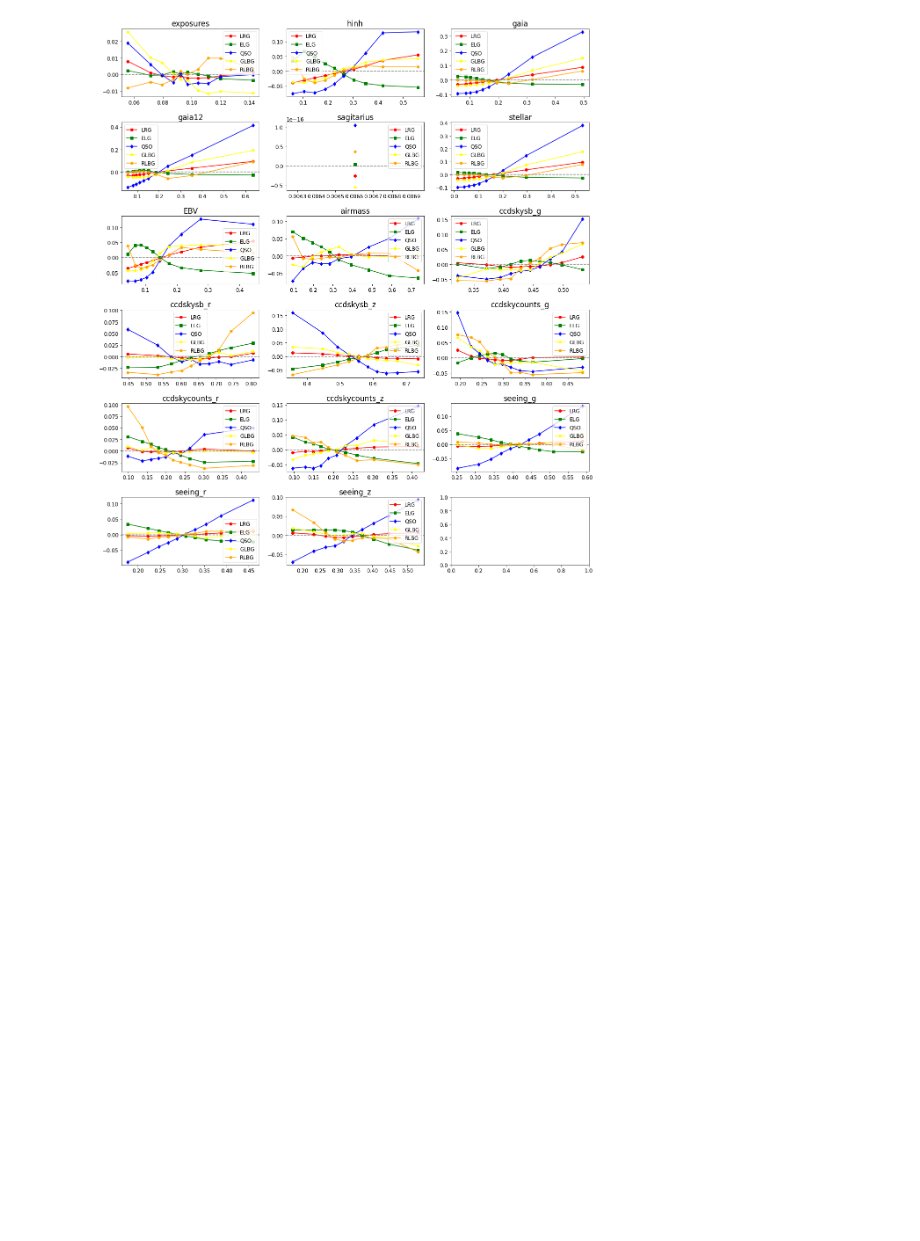
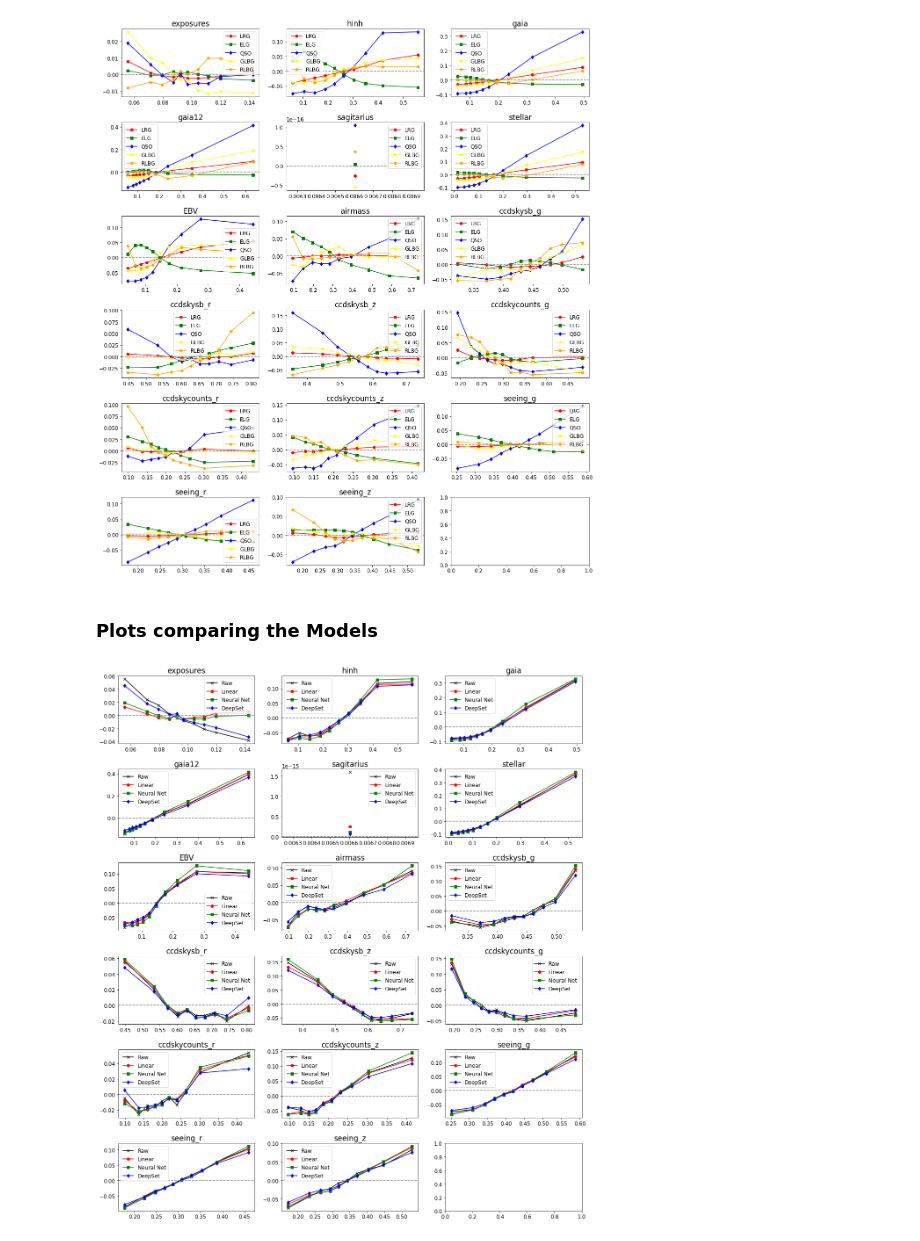
Before and after one commit to elleggert/astrostatistics, a Jupyter notebook: models/regression/paper_plots.ipynb, the cells around one changed output. Saved outputs shown, nothing was run; the diff lists cells and outputs as text; code cells hidden in the pictures; blank space fills up the shorter version.

Commit message:
Finished sky cut maps and started plotting model differences

```diff
--- a/models/regression/paper_plots.ipynb
+++ b/models/regression/paper_plots.ipynb
@@ -227,3 +229,5 @@ for i, nm in enumerate(cols):
 fig.tight_layout()
 # %% [output]
 [figure]
+# %% [markdown]
+### Plots comparing the Models
@@ -229,0 +262,41 @@ fig.tight_layout()
+# %%
+
+nrows = 6
+ncols = 3
+fig, axs = plt.subplots(nrows=nrows, ncols=ncols, figsize=(16, 18))
+
+axs = axs.ravel()
+
+for i, nm in enumerate(cols):
+
+    df['bin'] = pd.qcut(df[nm], q=10, labels=False, duplicates='drop')
+    grouped = df.groupby('bin')
+    x = grouped[nm].mean()
+    galtype = grouped[f'{gal}_density'].mean()
+    galtype_lin = grouped[f'{gal}_lin_density'].mean()
+    galtype_nn = grouped[f'{gal}_nn_density'].mean()
+    galtype_deep = grouped[f'{gal}_deep_density'].mean()
+
+    axs[i].plot(x, galtype, c='black', marker='x', label="Raw")
+    axs[i].plot(x, galtype_lin, c='red', marker='o', label="Linear")
+    axs[i].plot(x, galtype_nn, c='green', marker='s', label="Neural Net")
+    axs[i].plot(x, galtype_deep, c='blue', marker='d', label="DeepSet")
+    axs[i].axhline(y=0, color='gray', linestyle='--')
+
+
+    axs[i].set_title(nm)
+
+
+
+    axs[i].legend()
+
+
+#handles, labels = axs.get_legend_handles_labels()
+#fig.legend(handles, labels, loc='upper right')
+
+
+
+
+fig.tight_layout()
+# %% [output]
+[figure, added]
```
Also changed, not shown: parts of 4 cells of this notebook.
